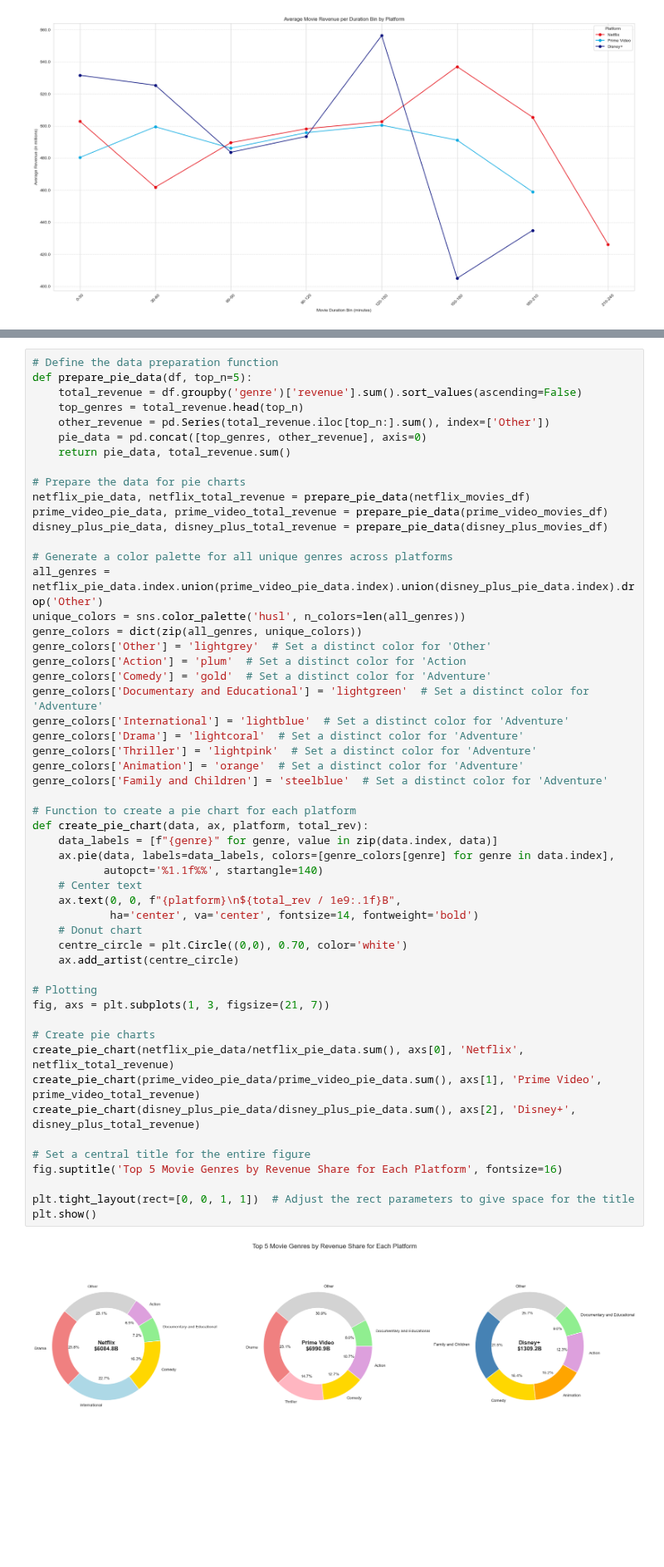
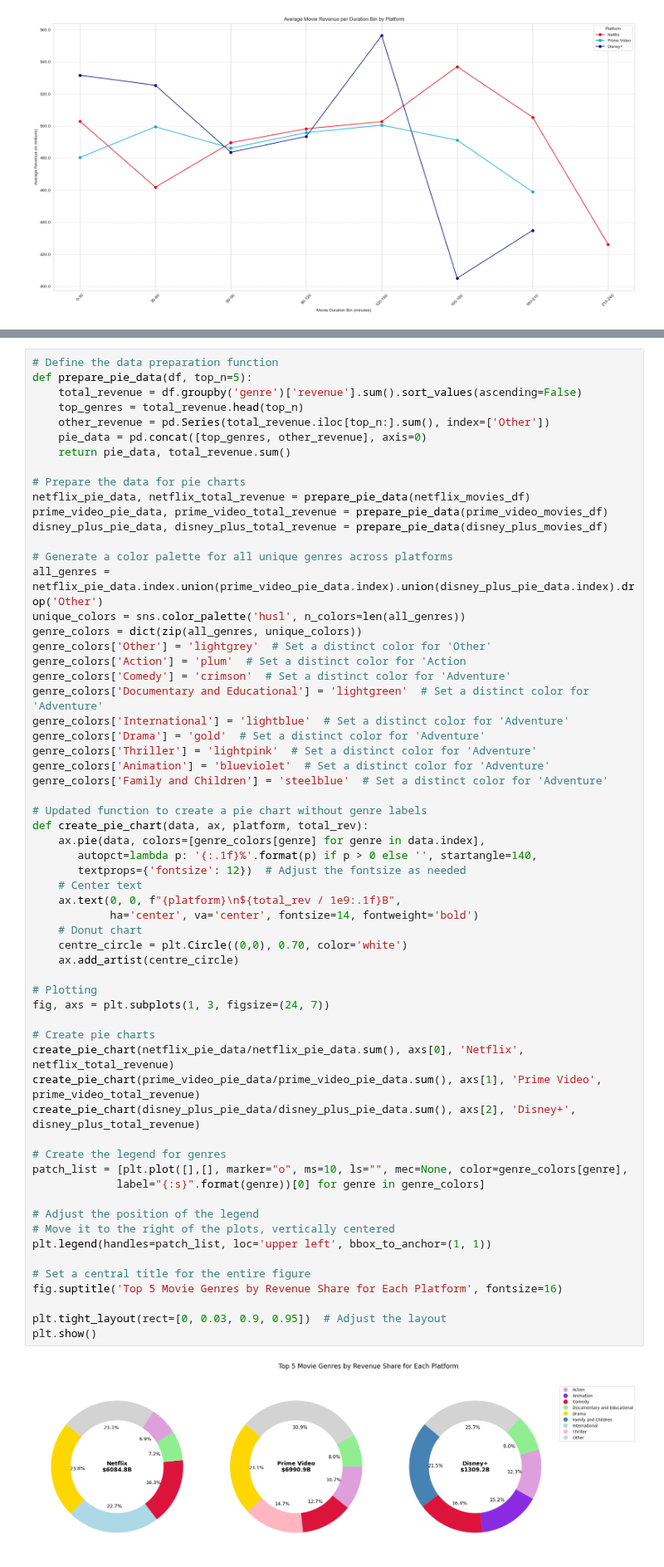
Before and after one commit to ulquyorra-11/Cinemalytics, a Jupyter notebook: notebooks/Samer's Notebooks/samer_results.ipynb, the cells around one changed output, grey strips where cells are left out. Shown at 83% size. Saved outputs shown, nothing was run; the diff lists cells and outputs as text; blank space fills up the shorter version.

```diff
--- a/notebooks/Samer's Notebooks/samer_results.ipynb
+++ b/notebooks/Samer's Notebooks/samer_results.ipynb
@@ -188,43 +498,51 @@ disney_plus_pie_data, disney_plus_total_revenue = prepare_pie_data(disney_plus_m
 all_genres = netflix_pie_data.index.union(prime_video_pie_data.index).union(disney_plus_pie_data.index).drop('Other')
 unique_colors = sns.color_palette('husl', n_colors=len(all_genres))
 genre_colors = dict(zip(all_genres, unique_colors))
 genre_colors['Other'] = 'lightgrey'  # Set a distinct color for 'Other'
 genre_colors['Action'] = 'plum'  # Set a distinct color for 'Action
-genre_colors['Comedy'] = 'gold'  # Set a distinct color for 'Adventure'
+genre_colors['Comedy'] = 'crimson'  # Set a distinct color for 'Adventure'
 genre_colors['Documentary and Educational'] = 'lightgreen'  # Set a distinct color for 'Adventure'
 genre_colors['International'] = 'lightblue'  # Set a distinct color for 'Adventure'
-genre_colors['Drama'] = 'lightcoral'  # Set a distinct color for 'Adventure'
+genre_colors['Drama'] = 'gold'  # Set a distinct color for 'Adventure'
 genre_colors['Thriller'] = 'lightpink'  # Set a distinct color for 'Adventure'
-genre_colors['Animation'] = 'orange'  # Set a distinct color for 'Adventure'
+genre_colors['Animation'] = 'blueviolet'  # Set a distinct color for 'Adventure'
 genre_colors['Family and Children'] = 'steelblue'  # Set a distinct color for 'Adventure'
 
-# Function to create a pie chart for each platform
+# Updated function to create a pie chart without genre labels
 def create_pie_chart(data, ax, platform, total_rev):
-    data_labels = [f"{genre}" for genre, value in zip(data.index, data)]
-    ax.pie(data, labels=data_labels, colors=[genre_colors[genre] for genre in data.index],
-           autopct='%1.1f%%', startangle=140)
+    ax.pie(data, colors=[genre_colors[genre] for genre in data.index],
+       autopct=lambda p: '{:.1f}%'.format(p) if p > 0 else '', startangle=140,
+       textprops={'fontsize': 12})  # Adjust the fontsize as needed
     # Center text
     ax.text(0, 0, f"{platform}\n${total_rev / 1e9:.1f}B",
             ha='center', va='center', fontsize=14, fontweight='bold')
     # Donut chart
     centre_circle = plt.Circle((0,0), 0.70, color='white')
     ax.add_artist(centre_circle)
 
 # Plotting
-fig, axs = plt.subplots(1, 3, figsize=(21, 7))
+fig, axs = plt.subplots(1, 3, figsize=(24, 7))
 
 # Create pie charts
 create_pie_chart(netflix_pie_data/netflix_pie_data.sum(), axs[0], 'Netflix', netflix_total_revenue)
 create_pie_chart(prime_video_pie_data/prime_video_pie_data.sum(), axs[1], 'Prime Video', prime_video_total_revenue)
 create_pie_chart(disney_plus_pie_data/disney_plus_pie_data.sum(), axs[2], 'Disney+', disney_plus_total_revenue)
 
+# Create the legend for genres
+patch_list = [plt.plot([],[], marker="o", ms=10, ls="", mec=None, color=genre_colors[genre],
+             label="{:s}".format(genre))[0] for genre in genre_colors]
+
+# Adjust the position of the legend
+# Move it to the right of the plots, vertically centered
+plt.legend(handles=patch_list, loc='upper left', bbox_to_anchor=(1, 1))
+
 # Set a central title for the entire figure
 fig.suptitle('Top 5 Movie Genres by Revenue Share for Each Platform', fontsize=16)
 
-plt.tight_layout(rect=[0, 0, 1, 1])  # Adjust the rect parameters to give space for the title
+plt.tight_layout(rect=[0, 0.03, 0.9, 0.95])  # Adjust the layout
 plt.show()
 # %% [output]
-[figure, old version]
+[figure, new version]
 # %% [markdown]
 ## Application GUI Prototype
 # %%
```
Also changed, not shown: parts of 13 cells of this notebook, 2 other files.
